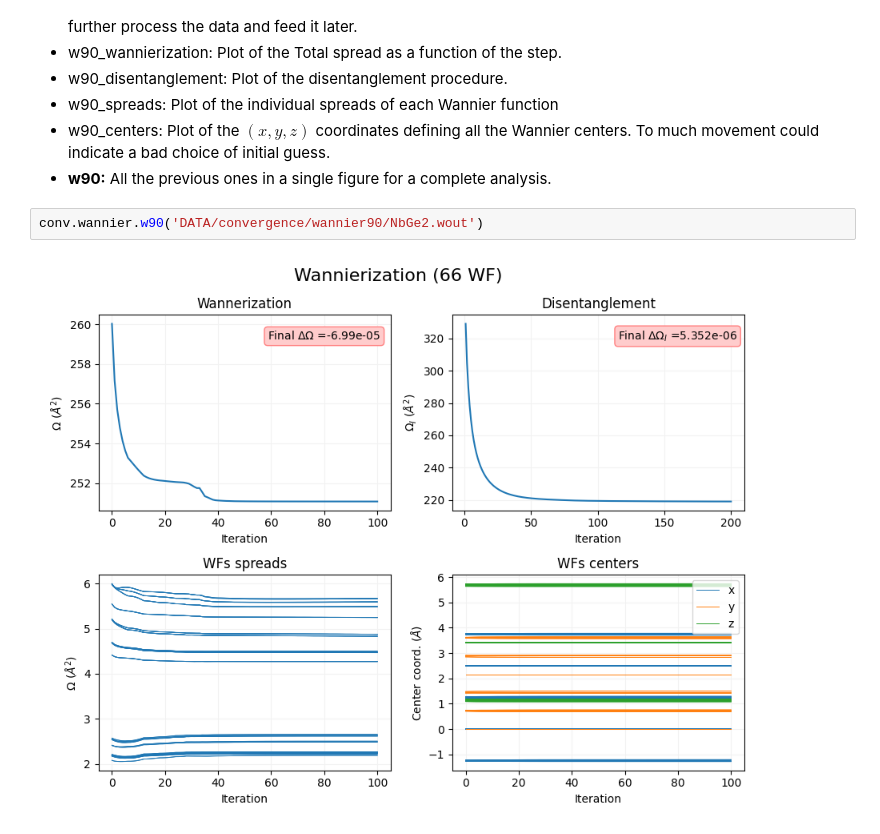
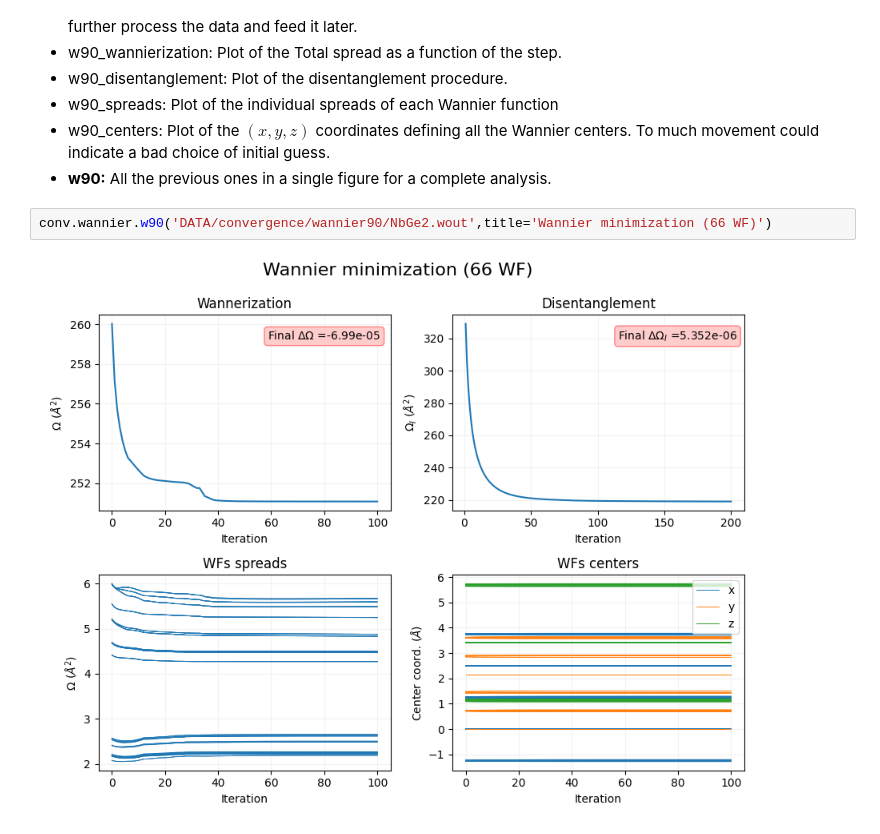
Before and after one commit to mgamigo/YAIV, a Jupyter notebook: Tutorial/Convergence_module.ipynb, the cells around one changed output. Saved outputs shown, nothing was run; the diff lists cells and outputs as text.

```diff
--- a/Tutorial/Convergence_module.ipynb
+++ b/Tutorial/Convergence_module.ipynb
@@ -156,6 +156,6 @@ Submodule with the aim of keeping track of wannier minimzation. It has the follo
 - w90_centers: Plot of the $(x,y,z)$ coordinates defining all the Wannier centers. To much movement could indicate a bad choice of initial guess.
 - **w90:** All the previous ones in a single figure for a complete analysis.
 # %%
-conv.wannier.w90('DATA/convergence/wannier90/NbGe2.wout')
+conv.wannier.w90('DATA/convergence/wannier90/NbGe2.wout',title='Wannier minimization (66 WF)')
 # %% [output]
-[figure, old version]
+[figure, new version]
```
Also changed, not shown: parts of 1 cell of this notebook, 1 other file.
